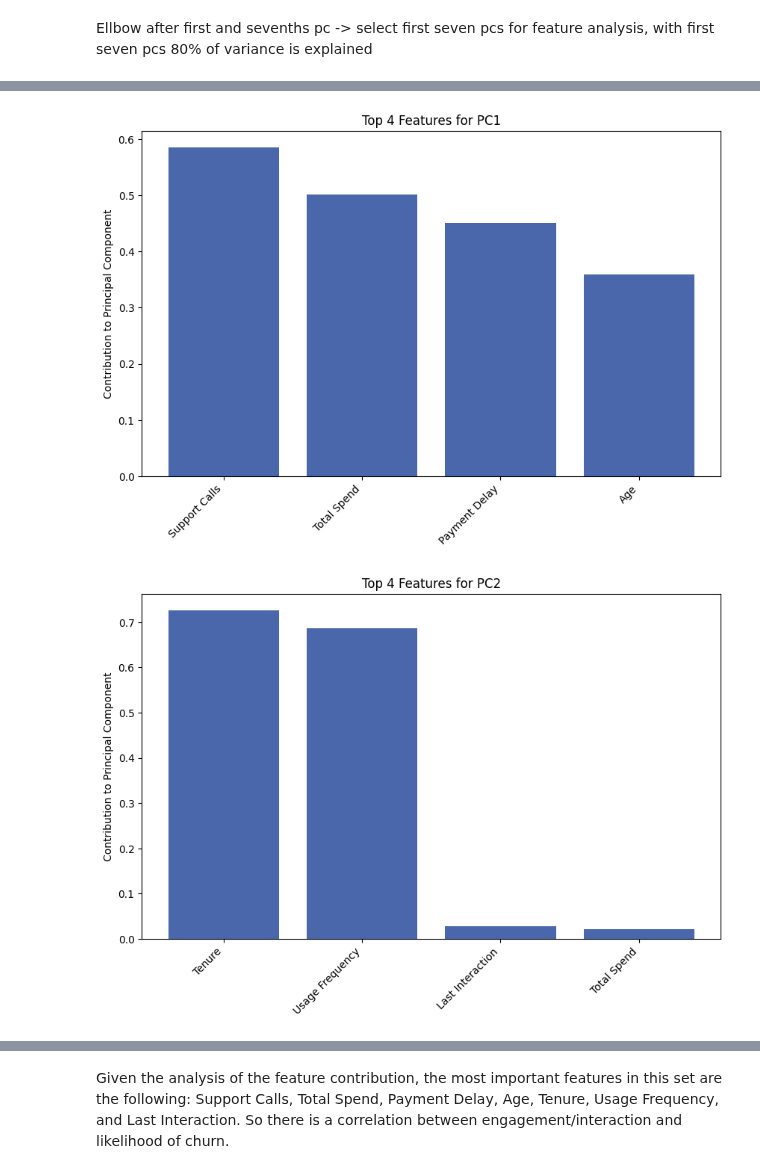
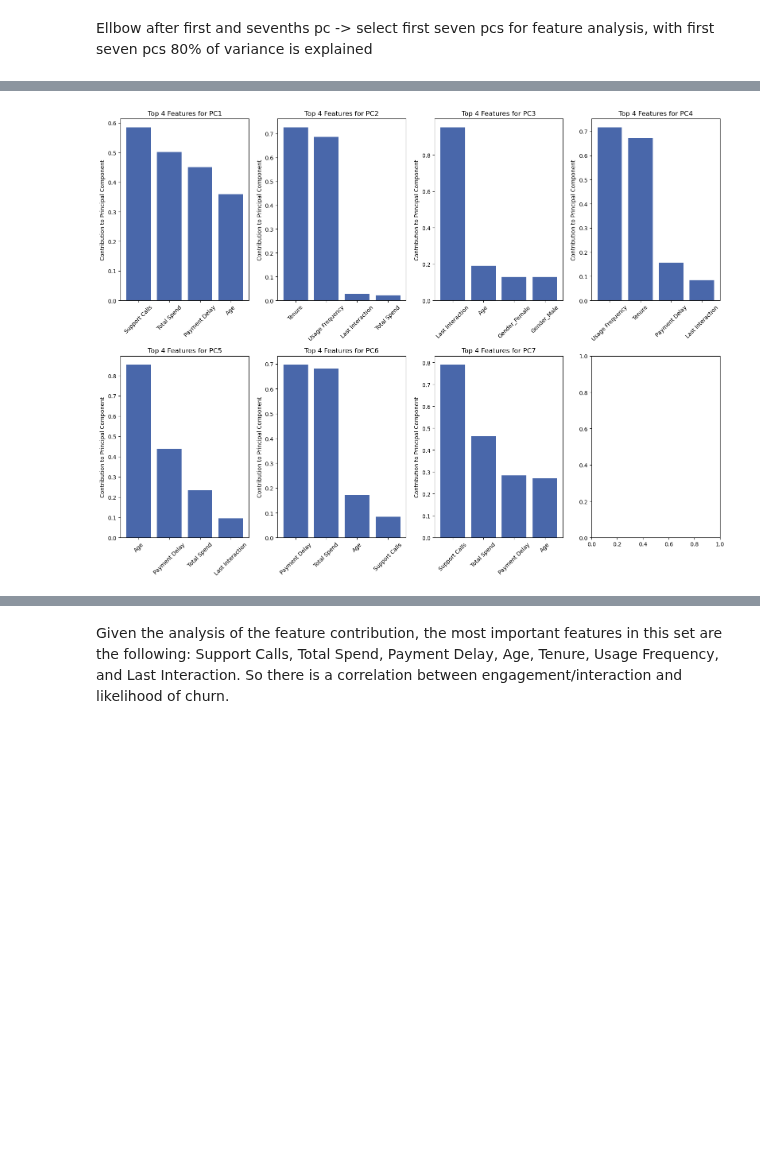
Before and after one commit to Johannes3001/AppliedML_Assign.01, a Jupyter notebook: FinalCodes.ipynb, the cells around one changed output, grey strips where cells are left out. Cells and saved outputs as stored; diff of their text form; code cells hidden in the pictures; blank space fills up the shorter version.

```diff
--- a/FinalCodes.ipynb
+++ b/FinalCodes.ipynb
@@ -346,19 +346,32 @@ Contract Length_Quarterly     0.300952
 Name: PC15, dtype: float64
 # %%
+import matplotlib.pyplot as plt
+
 # Number of top features to display
 num_top_features = 4
 
+# Create a single figure with 2 rows and 4 columns of subplots
+fig, axes = plt.subplots(2, 4, figsize=(16, 12))
+
 # Loop through the top 7 principal components
-for pc in feature_contributions.index[:7]:
+for i, pc in enumerate(feature_contributions.index[:7]):
+    row = i // 4  # Calculate the row index (0 or 1)
+    col = i % 4   # Calculate the column index (0 to 3)
+
     top_features = feature_contributions.loc[pc].abs().sort_values(ascending=False).head(num_top_features)
 
-    # Create a bar chart with the specified color
-    plt.figure(figsize=(10, 6))
-    plt.bar(top_features.index, top_features.values, color='#4967AA')
-    plt.ylabel('Contribution to Principal Component')
-    plt.title(f'Top {num_top_features} Features for {pc}')
-    plt.xticks(rotation=45, ha='right')  # Rotate x-axis labels for better readability
-    plt.show()
+    # Create a bar chart in the current subplot
+    axes[row, col].bar(top_features.index, top_features.values, color='#4967AA')
+    axes[row, col].set_ylabel('Contribution to Principal Component')
+    axes[row, col].set_title(f'Top {num_top_features} Features for {pc}')
+
+    # Rotate x-axis labels for better readability
+    axes[row, col].tick_params(axis='x', rotation=45)
+
+# Adjust spacing between subplots
+plt.tight_layout()
+
+# Show the combined plot
+plt.show()
 # %% [output]
-[figure, old version]
+[figure, new version]
-[figure, removed]
```
Also changed, not shown: parts of 4 cells of this notebook.
